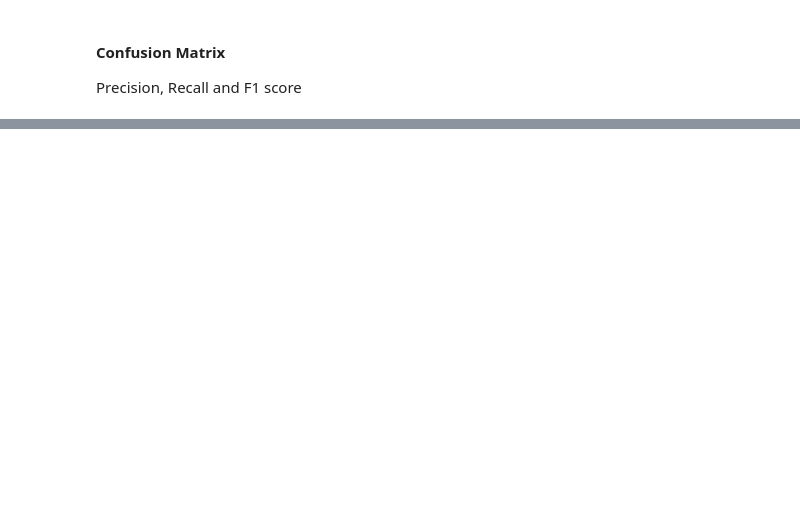
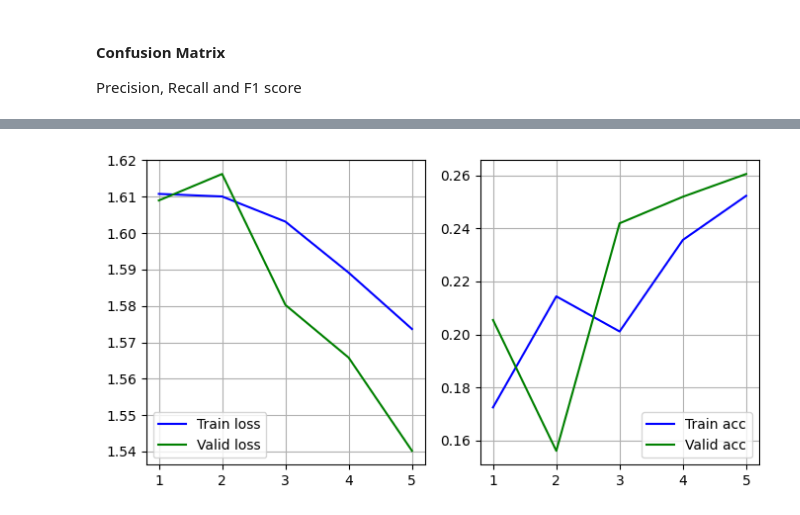
Before and after one commit to Czarkowski/ITML_Project, a Jupyter notebook: main.ipynb, the cells around one changed output, grey strips where cells are left out. Saved outputs shown, nothing was run; the diff lists cells and outputs as text; code cells hidden in the pictures; blank space fills up the shorter version.

```diff
--- a/main.ipynb
+++ b/main.ipynb
@@ -700,0 +560,78 @@ Counter({'Sedan': 1907, 'Van': 1513, 'SUV': 1437, 'Coupe': 1088, 'Convertible':
+# %%
+input_shape = X_train.shape[1:]
+class_weights = compute_class_weight('balanced', classes=np.unique(y_train), y=y_train)
+
+# Konwersja wag klas na słownik
+class_weight_dict = dict(enumerate(class_weights))
+print(labels_encoder.classes_)
+print(class_weight_dict)
+
+input_layer = Input(shape=input_shape)
+
+# Warstwa konwolucyjna 1
+conv1 = Conv2D(64, (7, 7), activation='relu')(input_layer)
+max_pool1 = MaxPooling2D((2, 2))(conv1)
+
+# Warstwa konwolucyjna 2
+conv2 = Conv2D(64, (5, 5), activation='relu')(max_pool1)
+max_pool2 = MaxPooling2D((2, 2))(conv2)
+
+conv3 = Conv2D(64, (3, 3), activation='relu')(max_pool2)
+max_pool3 = MaxPooling2D((2, 2))(conv3)
+
+# Warstwa spłaszczająca
+flatten = Flatten()(max_pool3)
+
+# Warstwa dropout
+dropout = Dropout(0.2)(flatten)
+
+# Warstwa gęsta 1
+dense1 = Dense(64, activation='relu')(dropout)
+
+# Warstwa wyjściowa
+output_layer = Dense(len(labels_encoder.classes_), activation='softmax')(dense1)
+
+# Tworzenie modelu
+model = Model(inputs=input_layer, outputs=output_layer)
+print(model.summary())
+
+# Skompiluj model
+model.compile(optimizer='adam',
+              loss='sparse_categorical_crossentropy',
+              metrics=['accuracy'])
+
+# Tworzenie instancji ImageDataGenerator do augmentacji danych treningowych
+train_datagen = ImageDataGenerator(
+    rotation_range=10,
+    width_shift_range=0.1,
+    height_shift_range=0.1,
+    shear_range=0.1,
+    zoom_range=0.1,
+    horizontal_flip=True,
+    fill_mode='constant',
+    cval=0.5
+)
+
+# Ustawienie generatora dla danych treningowych
+train_generator = train_datagen.flow(X_train, y_train, batch_size=16)
+
+# Ustawienie callbacku do zapisywania modelu
+# checkpoint = tf.keras.callbacks.ModelCheckpoint(f'{modelsDir}model.h5', save_best_only=True)
+
+# Trenowanie modelu z użyciem generatora
+history = model.fit_generator(
+    train_generator,
+    steps_per_epoch=len(X_train)//16,
+    epochs=5,
+    validation_data=(X_test, y_test),
+    # callbacks=[checkpoint],
+    class_weight=class_weight_dict
+)
+
+# Wyświetlenie wyników
+plotPrint(history)
+
+# Ocena modelu na danych testowych
+test_loss, test_acc = model.evaluate(X_test, y_test, verbose=2)
+print(f'\nTest accuracy: {test_acc}')
+# %% [output]
@@ -700,0 +664 @@ Counter({'Sedan': 1907, 'Van': 1513, 'SUV': 1437, 'Coupe': 1088, 'Convertible':
+[figure, added]
```
Also changed, not shown: parts of 28 cells of this notebook.
